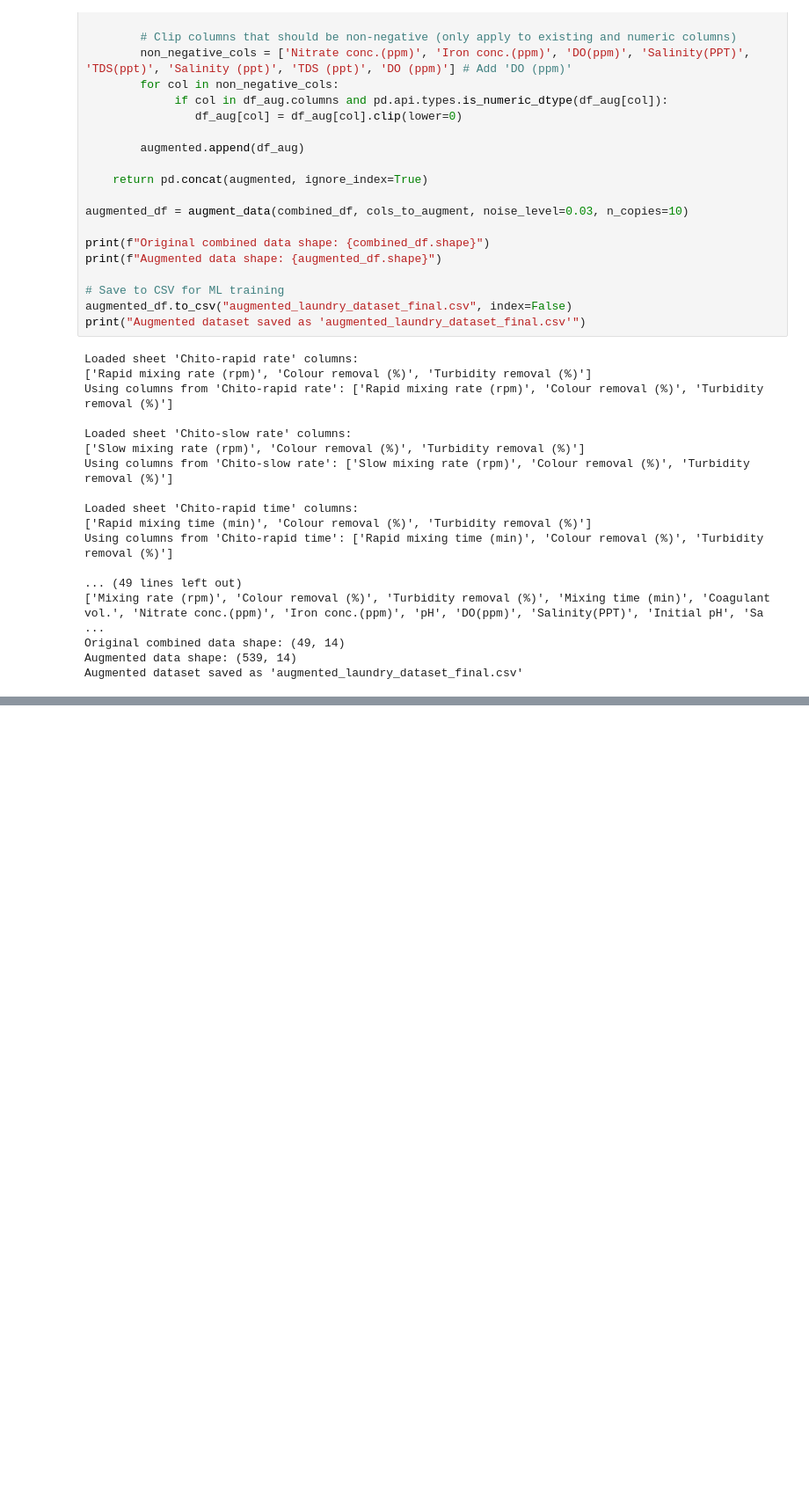
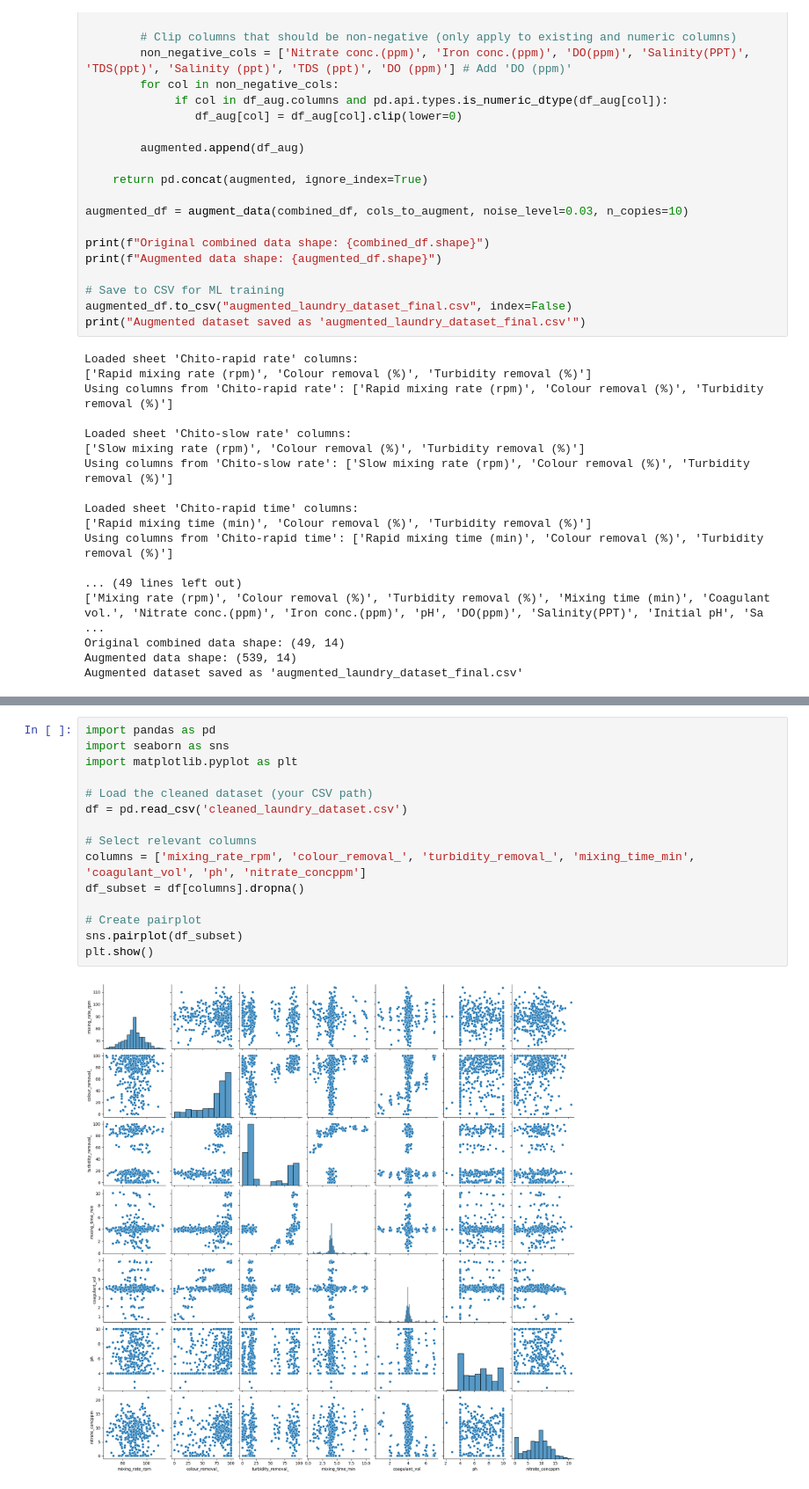
Before and after one commit to Pranav03125/LaundryWateWaterTreatment_ML, a Jupyter notebook: laundryWateWaterTreatment.ipynb, the cells around one changed output, grey strips where cells are left out. Shown at 88% size. Drawn from its saved outputs; the diff is of its cells as text; blank space fills up the shorter version.

```diff
--- a/laundryWateWaterTreatment.ipynb
+++ b/laundryWateWaterTreatment.ipynb
@@ -264,0 +432,17 @@ plot_nitrate_vs_removal(df)
+# %%
+import pandas as pd
+import seaborn as sns
+import matplotlib.pyplot as plt
+
+# Load the cleaned dataset (your CSV path)
+df = pd.read_csv('cleaned_laundry_dataset.csv')
+
+# Select relevant columns
+columns = ['mixing_rate_rpm', 'colour_removal_', 'turbidity_removal_', 'mixing_time_min', 'coagulant_vol', 'ph', 'nitrate_concppm']
+df_subset = df[columns].dropna()
+
+# Create pairplot
+sns.pairplot(df_subset)
+plt.show()
+# %% [output]
+[figure, added]
```
Also changed, not shown: parts of 3 cells of this notebook.
